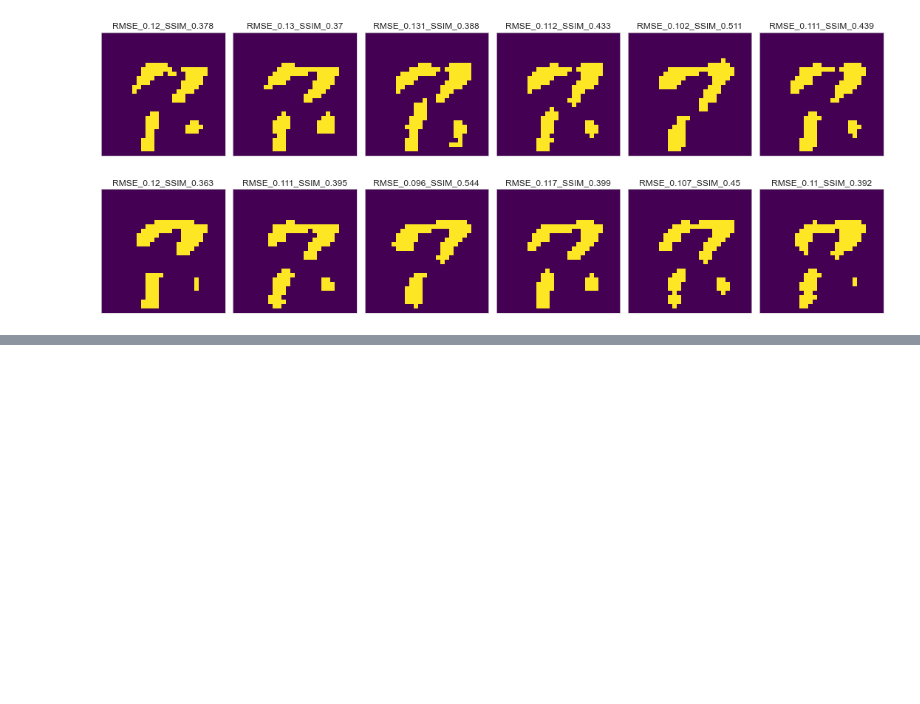
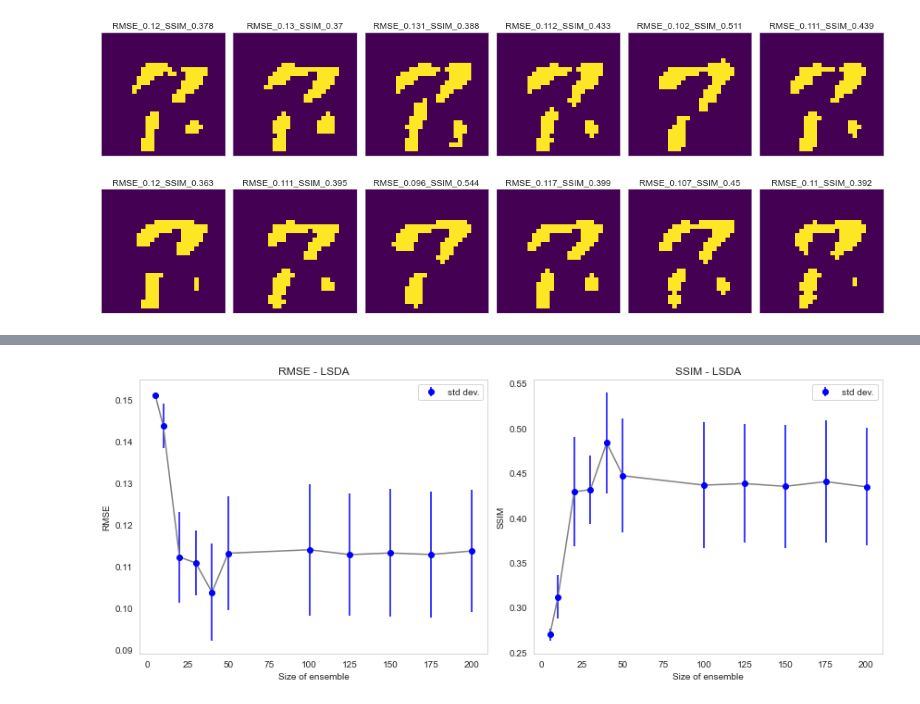
Before and after one commit to rsyamil/latent-space-data-assimilation-lsda, a Jupyter notebook: sens_analysis.ipynb, the cells around one changed output, grey strips where cells are left out. Drawn from its saved outputs; the diff is of its cells as text; code cells hidden in the pictures; blank space fills up the shorter version.

```diff
--- a/sens_analysis.ipynb
+++ b/sens_analysis.ipynb
@@ -133,0 +127,36 @@ f.tight_layout()
+# %%
+RMSE_m = np.zeros(len(ens_sz))
+SSIM_m = np.zeros(len(ens_sz))
+
+RMSE_std = np.zeros(len(ens_sz))
+SSIM_std = np.zeros(len(ens_sz))
+
+for i in range(len(ens_sz)):
+    RMSE_m[i] = np.mean(RMSE[i])
+    SSIM_m[i] = np.mean(SSIM[i])
+
+    RMSE_std[i] = np.std(RMSE[i])
+    SSIM_std[i] = np.std(SSIM[i])
+
+f = plt.figure(figsize=(12, 5))
+plt.subplot(1, 2, 1)
+plt.errorbar(ens_sz, RMSE_m, yerr=RMSE_std, fmt='o', ecolor='blue', c='b', label="std dev.")
+plt.plot(ens_sz, RMSE_m, c="gray")
+plt.grid(False)
+plt.title('RMSE - LSDA')
+plt.xlabel('Size of ensemble')
+plt.ylabel('RMSE')
+plt.legend()
+
+plt.subplot(1, 2, 2)
+plt.errorbar(ens_sz, SSIM_m, yerr=SSIM_std, fmt='o', ecolor='blue', c='b', label="std dev.")
+plt.plot(ens_sz, SSIM_m, c="gray")
+plt.grid(False)
+plt.title('SSIM - LSDA')
+plt.xlabel('Size of ensemble')
+plt.ylabel('SSIM')
+plt.legend()
+
+f.tight_layout()
+# %% [output]
+[figure, added]
```
Also changed, not shown: parts of 3 cells of this notebook.
